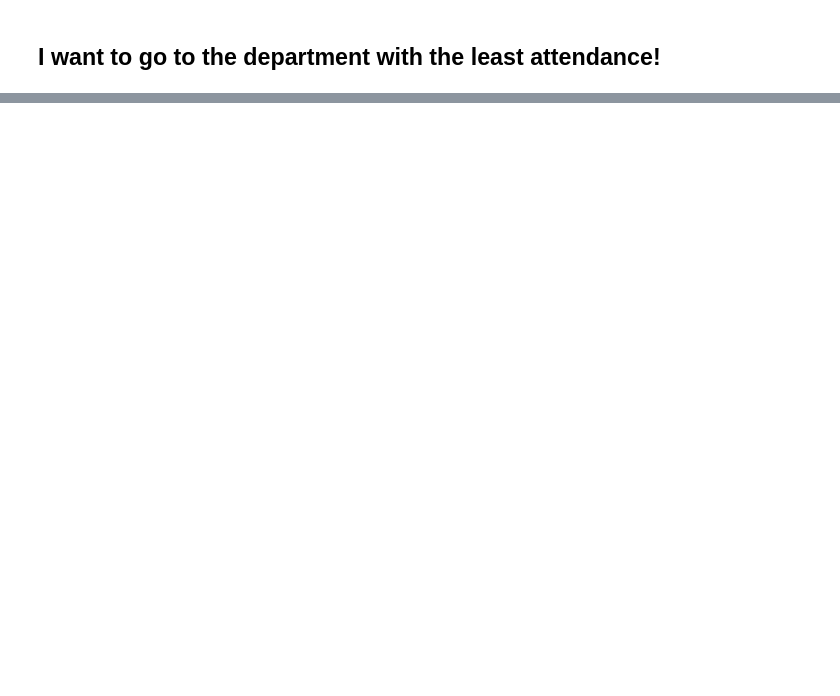
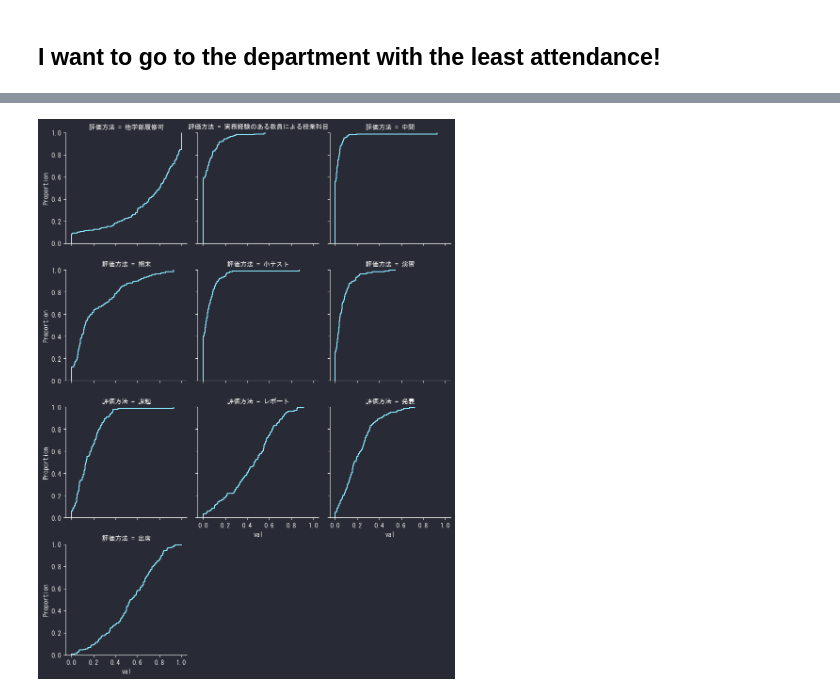
Before and after one commit to 34j/ut-course-catalog-archive, a Jupyter notebook: utokyo-course-catalog-tutorial.ipynb, the cells around one changed output, grey strips where cells are left out. Saved outputs shown, nothing was run; the diff lists cells and outputs as text; code cells hidden in the pictures; blank space fills up the shorter version.

```diff
--- a/utokyo-course-catalog-tutorial.ipynb
+++ b/utokyo-course-catalog-tutorial.ipynb
@@ -142,0 +255,9 @@ with pd.option_context('display.max_rows', None,):
+# %%
+grid = sns.FacetGrid(X5, col="評価方法", col_wrap=3)
+
+import warnings
+with warnings.catch_warnings():
+    warnings.simplefilter("ignore")
+    grid.map(sns.ecdfplot, 'val')
+# %% [output]
+[figure, added]
```
Also changed, not shown: parts of 21 cells of this notebook.
